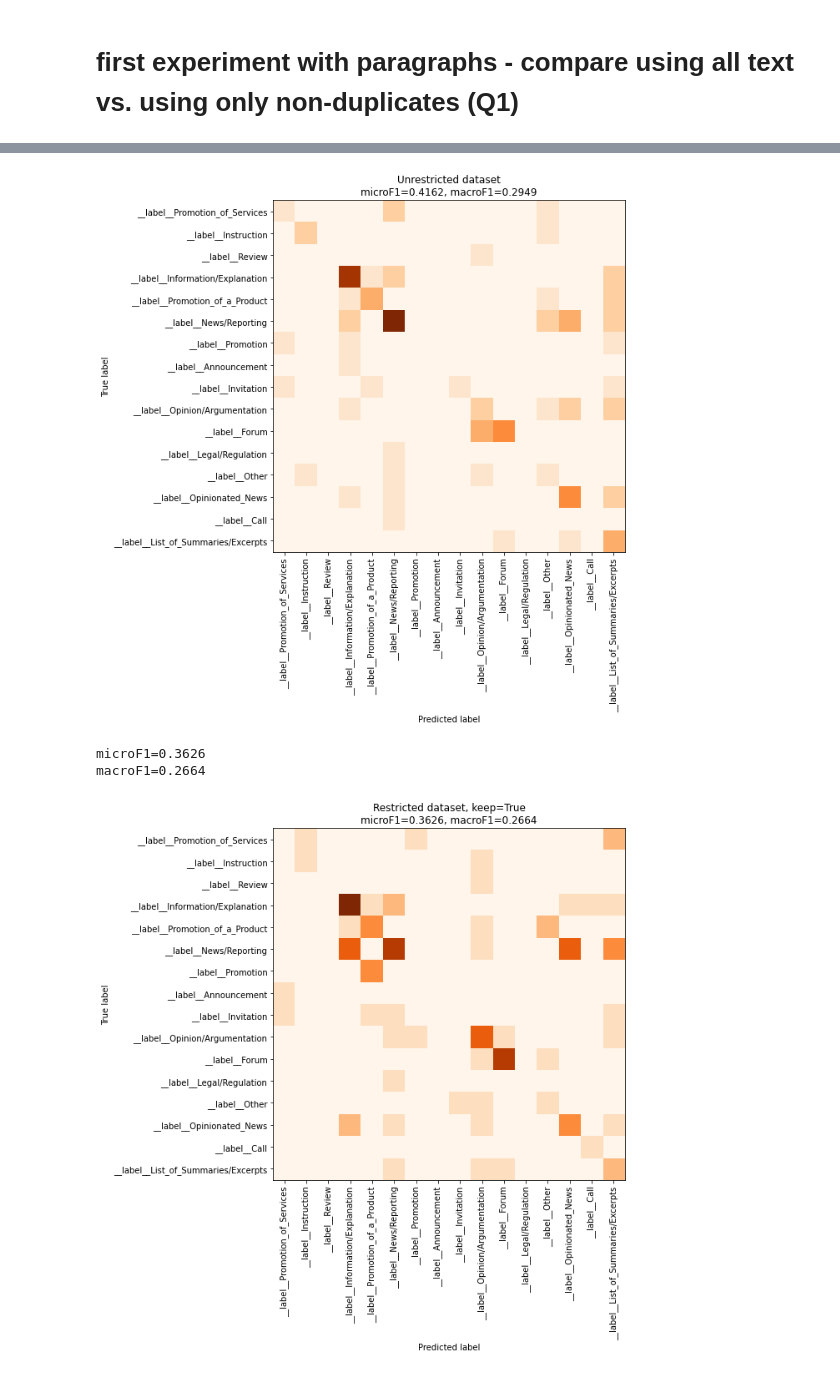
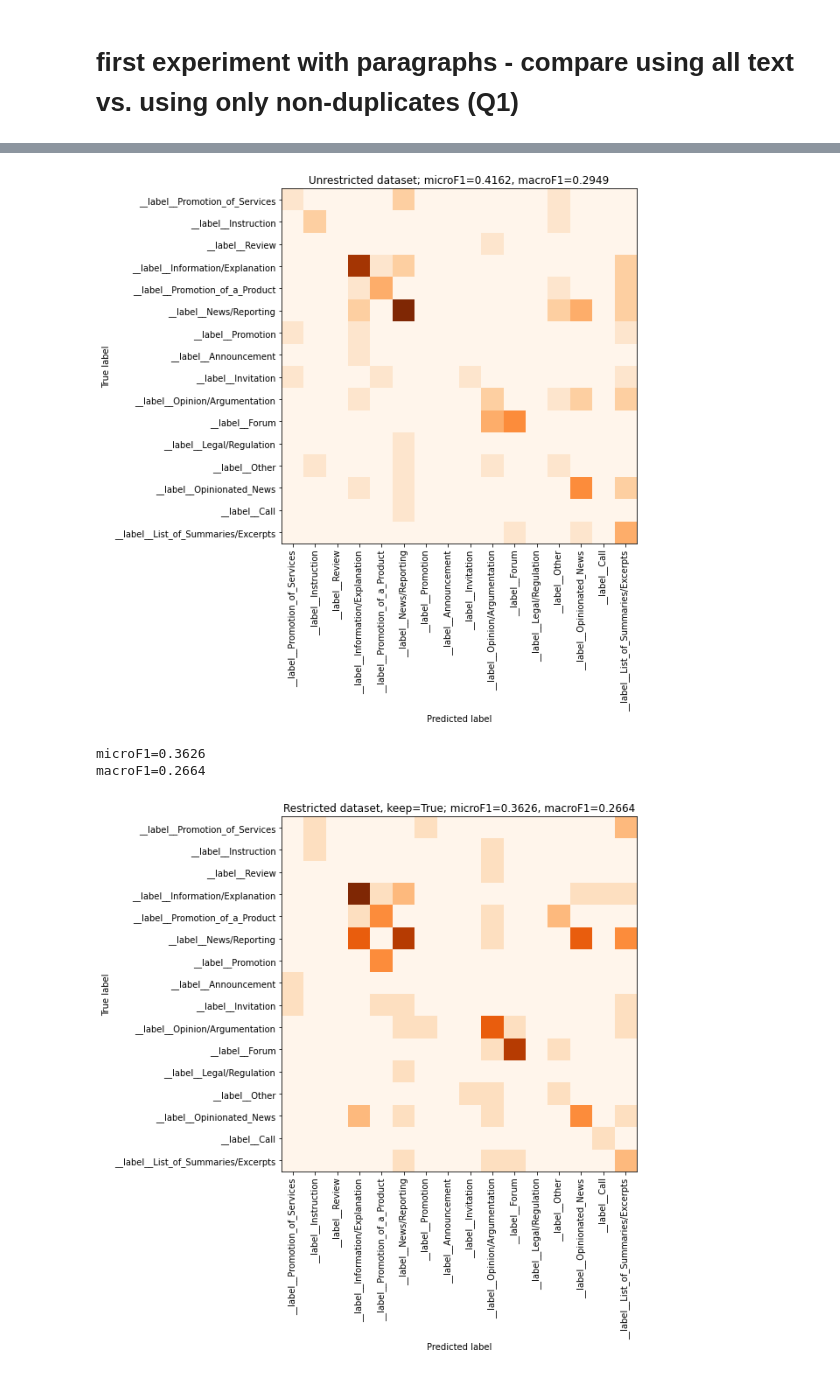
Before and after one commit to TajaKuzman/Transformers-GINCO-Experiments, a Jupyter notebook: 3_first_experiment.ipynb, the cells around one changed output, grey strips where cells are left out. Cells and saved outputs as stored; diff of their text form; code cells hidden in the pictures.

Commit message:
Updated plotting.

```diff
--- a/3_first_experiment.ipynb
+++ b/3_first_experiment.ipynb
@@ -76,34 +76,34 @@ def plot_cm(y_true, y_pred, labels, save=False, title=None):
     plt.imshow(cm, cmap="Oranges")
     classNames = labels
     plt.ylabel('True label')
     plt.xlabel('Predicted label')
     tick_marks = np.arange(len(classNames))
     plt.xticks(tick_marks, classNames, rotation=90)
     plt.yticks(tick_marks, classNames)
-    plt.tight_layout()
     microF1 = f1_score(y_true, y_pred, labels=labels, average ="micro")
     macroF1 = f1_score(y_true, y_pred, labels=labels, average ="macro")
 
     print(f"{microF1=:0.4}")
     print(f"{macroF1=:0.4}")
 
     metrics = f"{microF1=:0.4}, {macroF1=:0.4}"
     if title:
-        plt.title(title + "\n"+metrics)
+        plt.title(title +"; " + metrics)
     else:
         plt.title(metrics)
+    plt.tight_layout()
     if save:
         plt.savefig(save)
     plt.show()
 
 
 
 plot_cm(y_true_nokeep, y_pred_nokeep, all_labels, save="images/experiment1_keepall.png", title="Unrestricted dataset")
 plot_cm(y_true_keep, y_pred_keep, all_labels, save="images/experiment1_onlykeep.png", title="Restricted dataset, keep=True")
 # %% [output]
 microF1=0.4162
 macroF1=0.2949
-[figure, old version]
+[figure, new version]
 microF1=0.3626
 macroF1=0.2664
-[figure, old version]
+[figure, new version]
```
Also changed, not shown: 2 other files.
